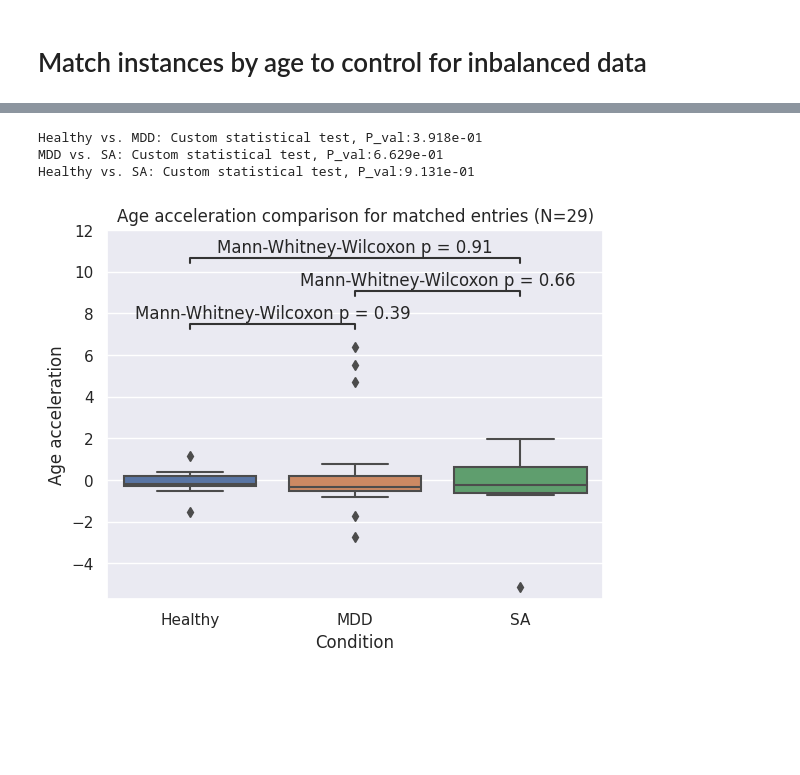
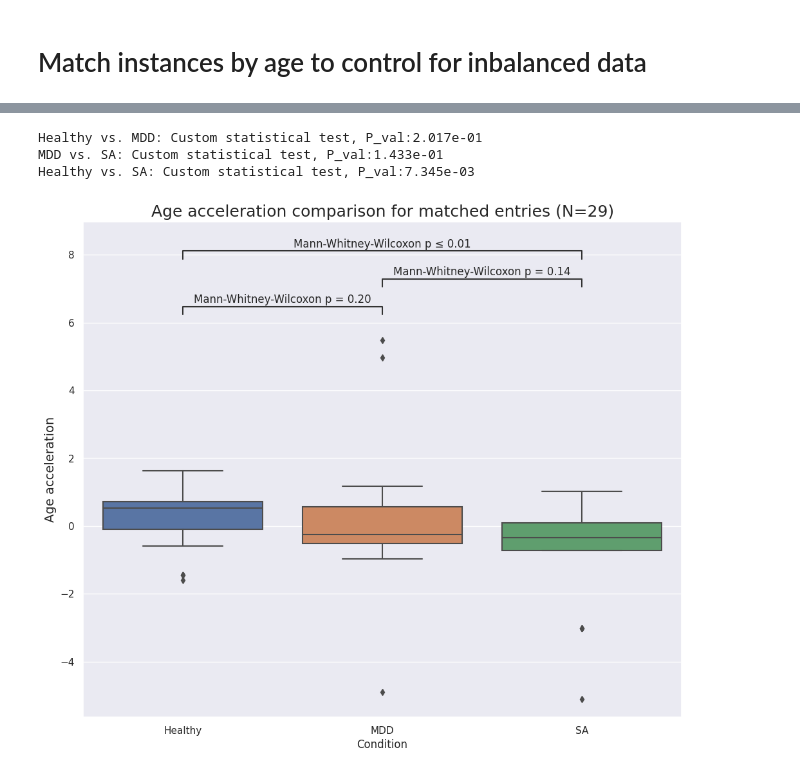
Before and after one commit to szazo/epigenetic-clock, a Jupyter notebook: assignment2_rrbs.ipynb, the cells around one changed output, grey strips where cells are left out. Drawn from its saved outputs; the diff is of its cells as text; code cells hidden in the pictures; blank space fills up the shorter version.

```diff
--- a/assignment2_rrbs.ipynb
+++ b/assignment2_rrbs.ipynb
@@ -258,4 +201,4 @@ healthy_mdd_sa_plot.age_histogram(meta_with_stats_df)
 # %% [markdown]
 # Match instances by age to control for inbalanced data
 # %%
-healthy_mdd_sa_controlled_df = healthy_mdd_sa_stats.control_for_imbalanced_age(meta_with_stats_df, tolerance_year=1)
+healthy_mdd_sa_controlled_df = healthy_mdd_sa_stats.control_for_imbalanced_age(healthy_mdd_sa_stats_df, tolerance_year=1)
@@ -264,12 +207,12 @@ mdd_sa_healthy_merged (29, 9)
 # %%
-healthy_mdd_sa_plot = HealthyMDDSABoxPlot()
+healthy_mdd_sa_plot = HealthyMDDSAPlot()
 healthy_mdd_sa_controlled_instance_count = int(healthy_mdd_sa_controlled_df.shape[0]/3)
 healthy_mdd_sa_plot.boxplot(healthy_mdd_sa_controlled_df, title=f'Age acceleration comparison for matched entries (N={healthy_mdd_sa_controlled_instance_count})')
 # %% [output]
-Healthy vs. MDD: Custom statistical test, P_val:3.918e-01
-MDD vs. SA: Custom statistical test, P_val:6.629e-01
-Healthy vs. SA: Custom statistical test, P_val:9.131e-01
+Healthy vs. MDD: Custom statistical test, P_val:2.017e-01
+MDD vs. SA: Custom statistical test, P_val:1.433e-01
+Healthy vs. SA: Custom statistical test, P_val:7.345e-03
-[figure, old version]
+[figure, new version]
 # %%
 import seaborn as sns
 import scipy.stats as scipystats
```
Also changed, not shown: parts of 13 cells of this notebook, 6 other files.
